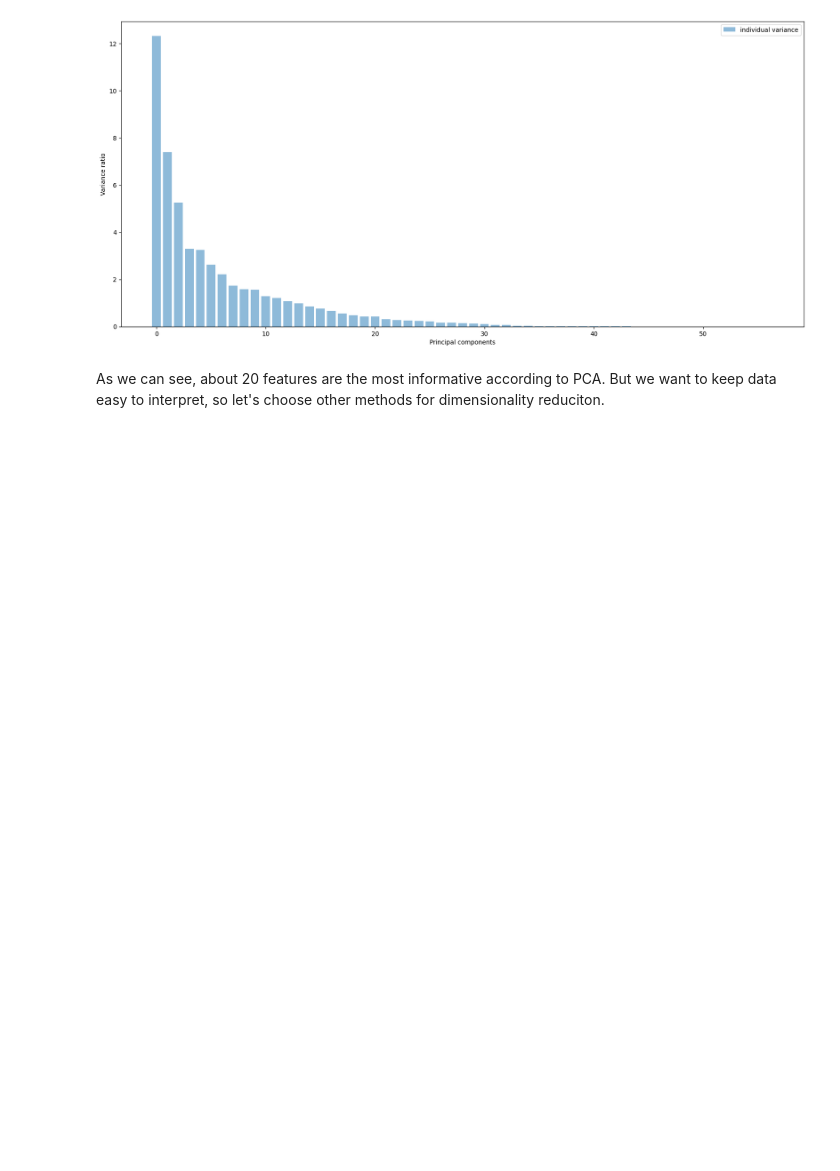
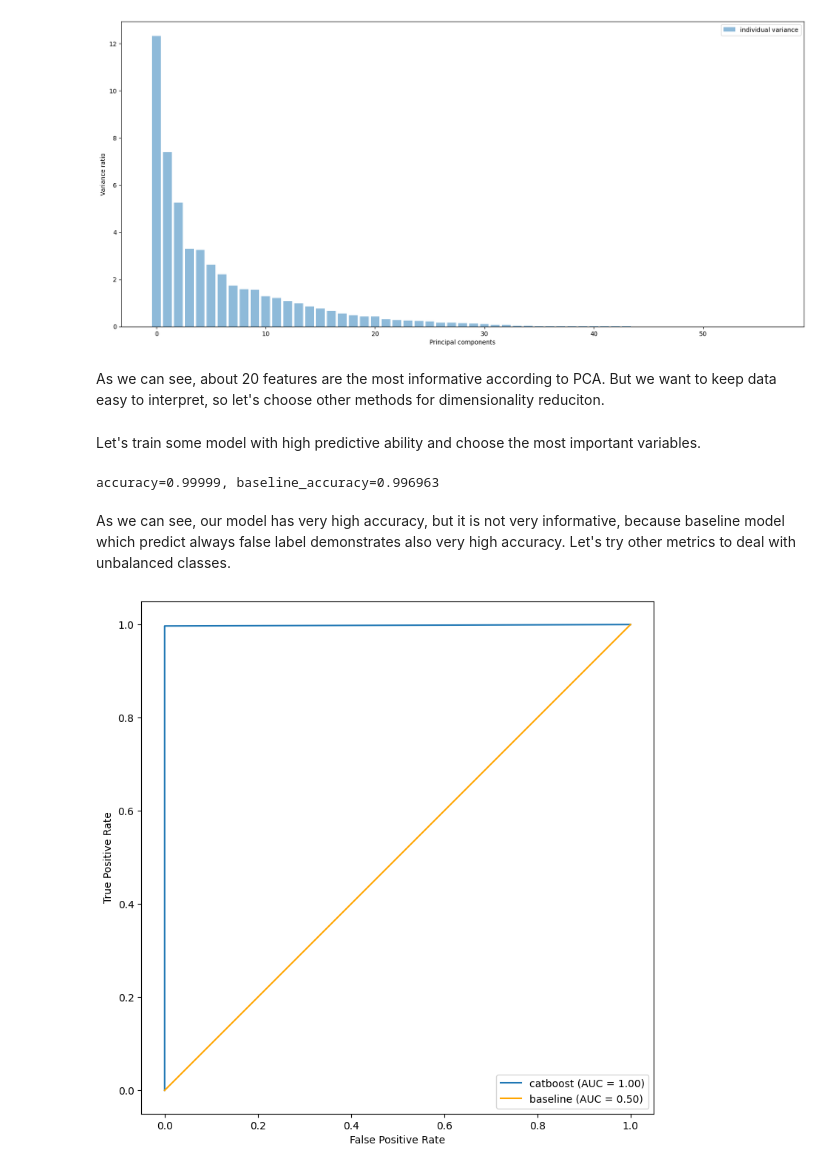
Before and after one commit to GuthHannes/CVTDM_Fraud_Prediction, a Jupyter notebook: std_and_reduce_dim.ipynb, the cells around one changed output. Saved outputs shown, nothing was run; the diff lists cells and outputs as text; code cells hidden in the pictures; blank space fills up the shorter version.

Commit message:
added catboost model

```diff
--- a/std_and_reduce_dim.ipynb
+++ b/std_and_reduce_dim.ipynb
@@ -258,3 +260,34 @@ plt.show()
 [figure]
 # %% [markdown]
 As we can see, about 20 features are the most informative according to PCA. But we want to keep data easy to interpret, so let's choose other methods for dimensionality reduciton.
+# %% [markdown]
+Let's train some model with high predictive ability and choose the most important variables.
+# %%
+from catboost import CatBoostClassifier
+import numpy as np
+
+
+def rounded_accuracy_score(*args, n_digits=6, **kwargs):
+    if 'n_digits' in kwargs:
+        del kwargs['n_digits']
+    return round(accuracy_score(*args, **kwargs), n_digits)
+
+
+model = CatBoostClassifier()
+model.fit(X_train, y_train)
+
+y_pred_catboost = model.predict(X_validation)
+stupid_y_pred = np.zeros_like(y_validation)
+
+accuracy = rounded_accuracy_score(
+    y_true=y_validation,
+    y_pred=y_pred_catboost
+)
+baseline_accuracy = rounded_accuracy_score(
+    y_true=y_validation,
+    y_pred=stupid_y_pred
+)
+
+print(f'{accuracy=}, {baseline_accuracy=}')
+# %% [output]
+accuracy=0.99999, baseline_accuracy=0.996963
@@ -260,0 +296,29 @@ As we can see, about 20 features are the most informative according to PCA. But
+# %% [markdown]
+As we can see, our model has very high accuracy, but it is not very informative, because baseline model which predict always false label demonstrates also very high accuracy. Let's try other metrics to deal with unbalanced classes.
+# %%
+from sklearn.metrics import RocCurveDisplay, accuracy_score, precision_score, recall_score, matthews_corrcoef, confusion_matrix
+
+ax = plt.axes()
+RocCurveDisplay.from_predictions(
+    y_true=y_validation,
+    y_pred=y_pred_catboost,
+    name='catboost',
+    ax=ax
+)
+
+RocCurveDisplay.from_predictions(
+    y_true=y_validation,
+    y_pred=stupid_y_pred,
+    name='baseline',
+    color='orange',
+    ax=ax
+)
+
+# plt.plot([0, 1], [0, 1], "k--", label="chance level (AUC = 0.5)")
+plt.axis("square")
+plt.xlabel("False Positive Rate")
+plt.ylabel("True Positive Rate")
+plt.legend()
+plt.show()
+# %% [output]
+[figure, added]
```
Also changed, not shown: parts of 15 cells of this notebook, 1 other file.
